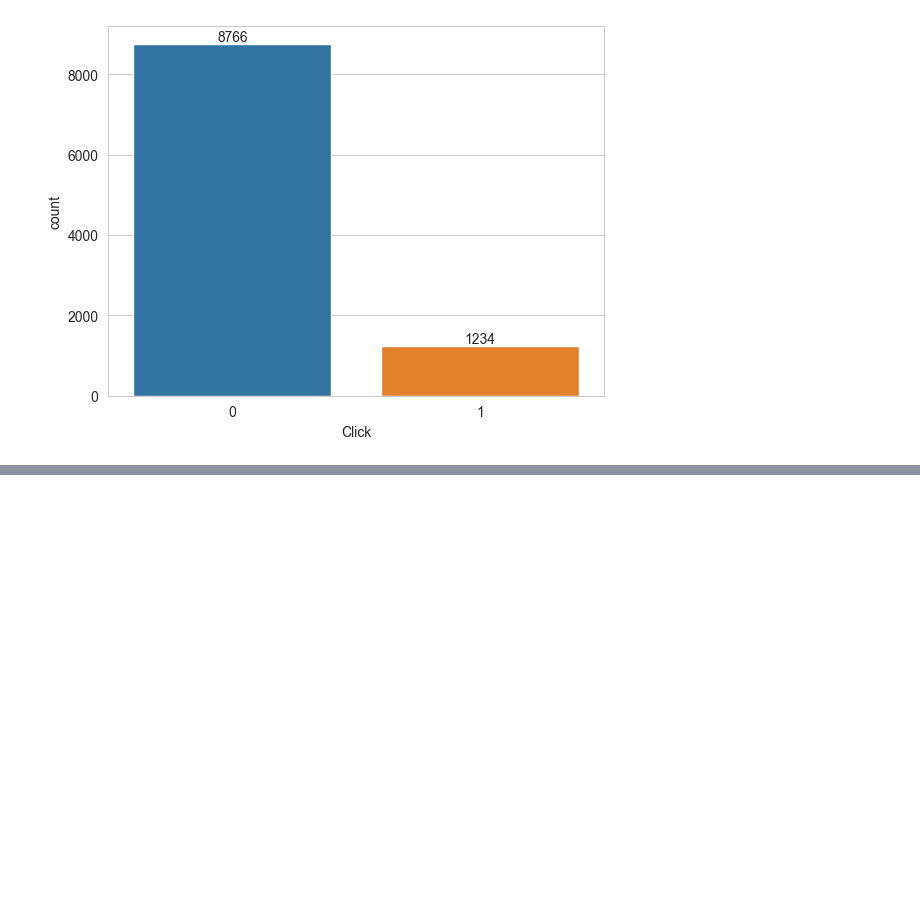
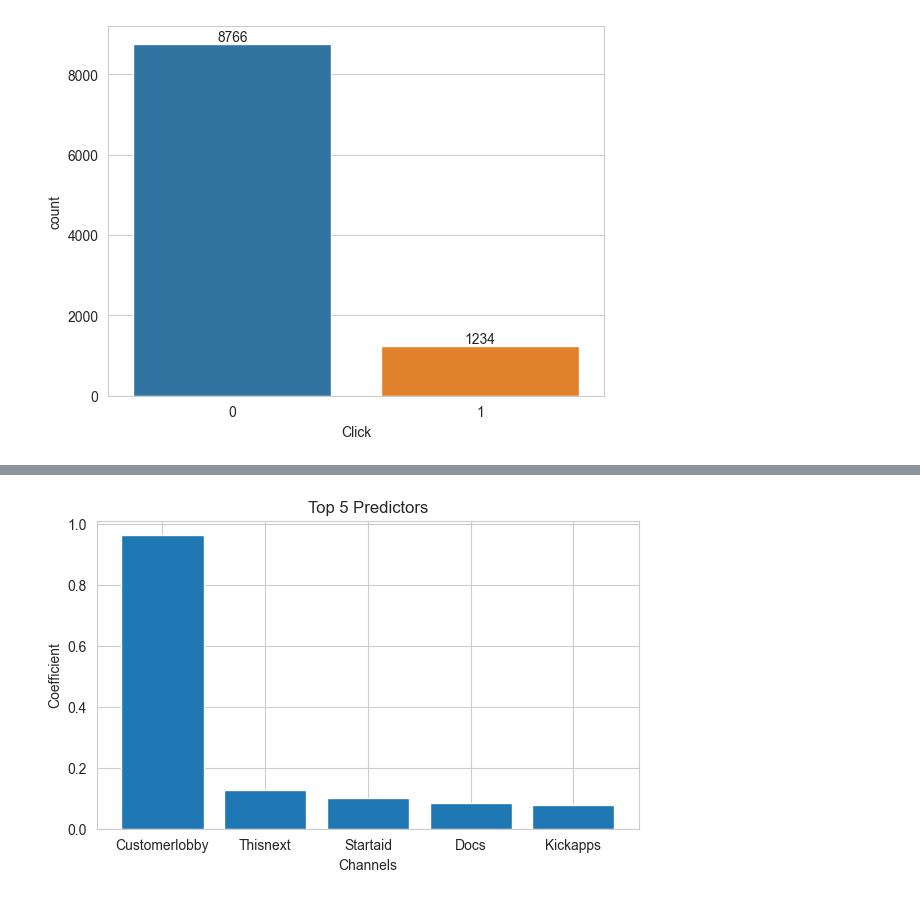
Before and after one commit to andeepl7/MLAssignments, a Jupyter notebook: SecondAssignment/Q3-Assignment2.ipynb, the cells around one changed output, grey strips where cells are left out. Saved outputs shown, nothing was run; the diff lists cells and outputs as text; code cells hidden in the pictures; blank space fills up the shorter version.

```diff
--- a/SecondAssignment/Q3-Assignment2.ipynb
+++ b/SecondAssignment/Q3-Assignment2.ipynb
@@ -177,0 +180,28 @@ Mean Cross-Validation Score: 0.8833
+# %%
+def plot_top_predictors(X, y, n=5):
+
+    # Fit linear regression model
+    model = LinearRegression().fit(X, y)
+
+    # Get coefficients and feature names
+    coef = model.coef_
+    feature_names = X.columns.tolist()
+
+    # Sort features by coefficient size
+    coef, feature_names = zip(*sorted(zip(coef, feature_names), key=lambda x: abs(x[0]), reverse=True))
+
+    # Get top n features and coefficients
+    top_features = feature_names[:n]
+    top_coef = coef[:n]
+
+    # Plot bar chart of top n features and coefficients
+    fig, ax = plt.subplots(figsize=(7, 4))
+    ax.bar(top_features, top_coef)
+    ax.set_title(f'Top {n} Predictors')
+    ax.set_xlabel('Channels')
+    ax.set_ylabel('Coefficient')
+    plt.show()
+# %%
+plot_top_predictors(X,Y, n=5)
+# %% [output]
+[figure, added]
```
Also changed, not shown: parts of 4 cells of this notebook.
